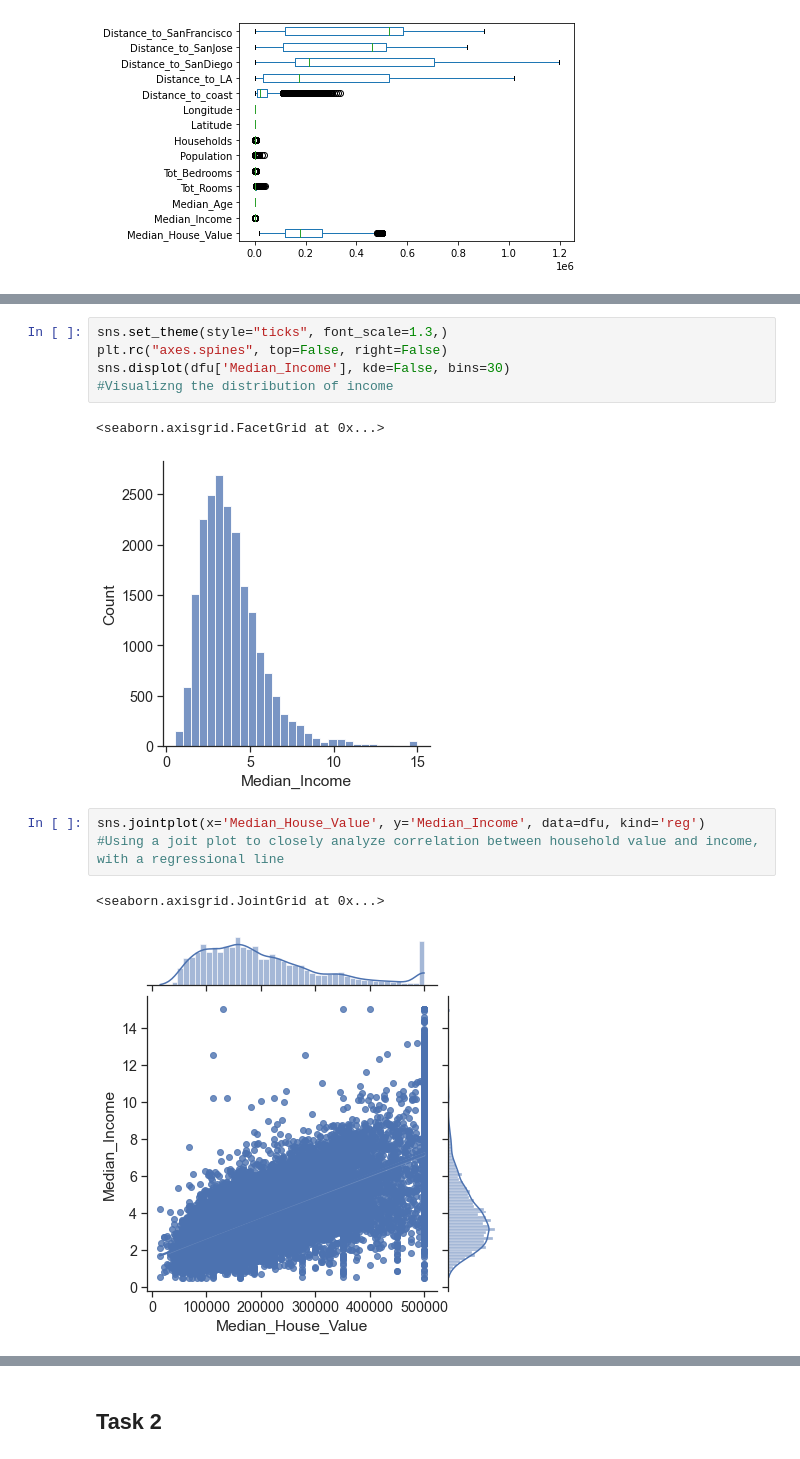
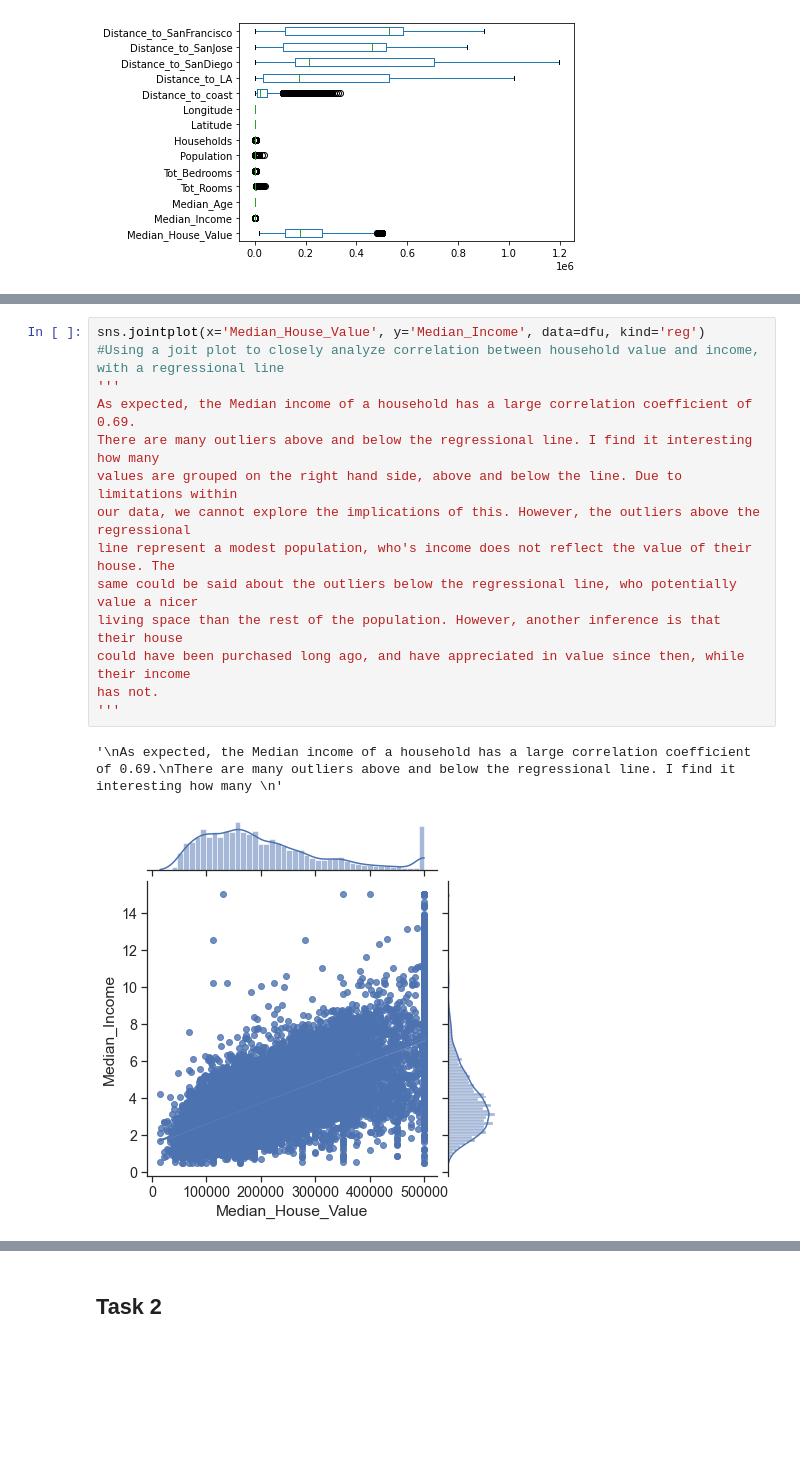
Before and after one commit to abeeto/project-group14-DATA301, a Jupyter notebook: notebooks/analysis2.ipynb, the cells around one changed output, grey strips where cells are left out. Drawn from its saved outputs; the diff is of its cells as text; blank space fills up the shorter version.

```diff
--- a/notebooks/analysis2.ipynb
+++ b/notebooks/analysis2.ipynb
@@ -77,16 +85,19 @@ plt.yticks(rotation=0);
 # %% [output]
 [figure]
-# %%
-sns.set_theme(style="ticks", font_scale=1.3,)
-plt.rc("axes.spines", top=False, right=False)
-sns.displot(dfu['Median_Income'], kde=False, bins=30)
-#Visualizng the distribution of income
-# %% [output]
-<seaborn.axisgrid.FacetGrid at 0x...>
-[figure, removed]
-# %%
-sns.jointplot(x='Median_House_Value', y='Median_Income', data=dfu, kind='reg')
-#Using a joit plot to closely analyze correlation between household value and income, with a regressional line
-# %% [output]
-<seaborn.axisgrid.JointGrid at 0x...>
-[figure, removed]
+# %%
+sns.jointplot(x='Median_House_Value', y='Median_Income', data=dfu, kind='reg')
+#Using a joit plot to closely analyze correlation between household value and income, with a regressional line
+'''
+As expected, the Median income of a household has a large correlation coefficient of 0.69.
+There are many outliers above and below the regressional line. I find it interesting how many
+values are grouped on the right hand side, above and below the line. Due to limitations within
+our data, we cannot explore the implications of this. However, the outliers above the regressional
+line represent a modest population, who's income does not reflect the value of their house. The
+same could be said about the outliers below the regressional line, who potentially value a nicer
+living space than the rest of the population. However, another inference is that their house
+could have been purchased long ago, and have appreciated in value since then, while their income
+has not.
+'''
+# %% [output]
+'\nAs expected, the Median income of a household has a large correlation coefficient of 0.69.\nThere are many outliers above and below the regressional line. I find it interesting how many \n'
+[figure, added]
```
Also changed, not shown: parts of 13 cells of this notebook, 2 other files.
